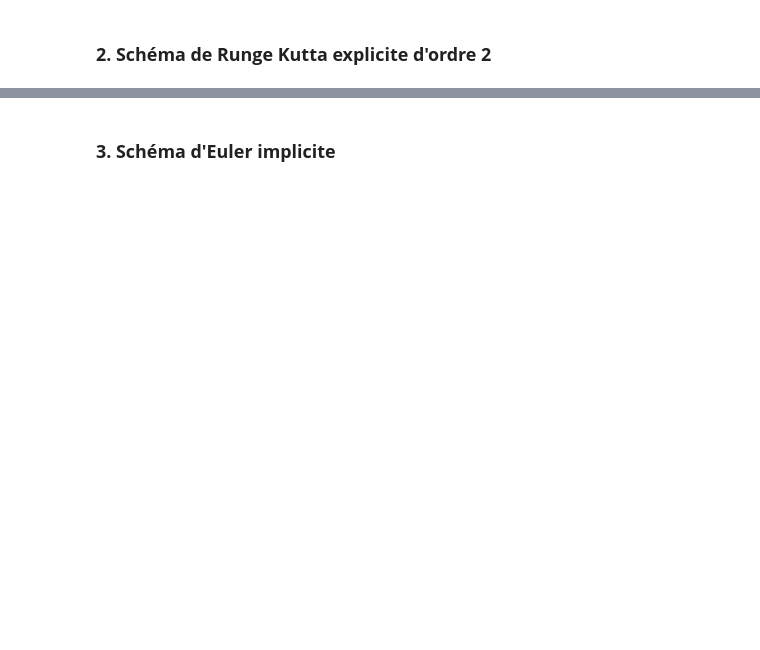
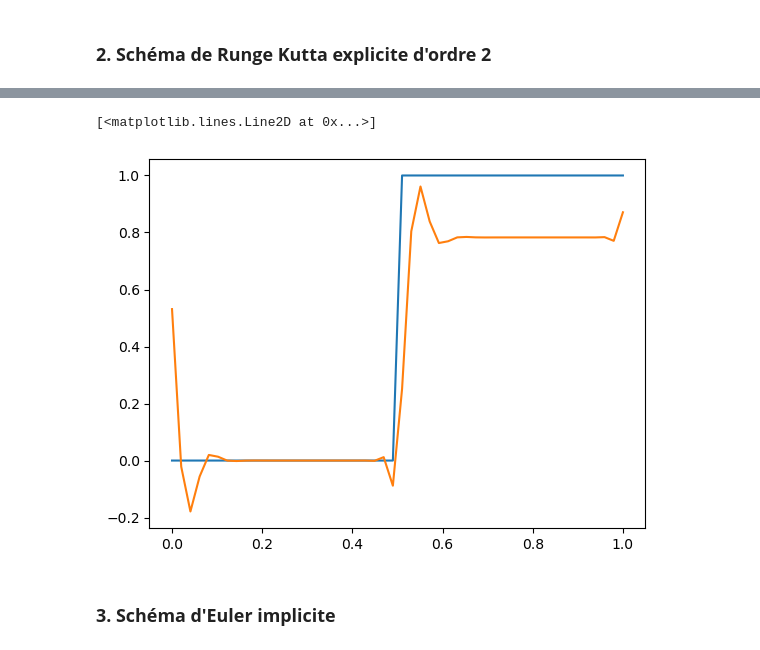
Before and after one commit to MaxMosh/n7-SN, a Jupyter notebook: 2A ModIA/S7 (INSA)/Modélisation et Calcul Scientifique/EDP/TPs/TP2/TP2.ipynb, the cells around one changed output, grey strips where cells are left out. Drawn from its saved outputs; the diff is of its cells as text; code cells hidden in the pictures; blank space fills up the shorter version.

```diff
--- a/2A ModIA/S7 (INSA)/Modélisation et Calcul Scientifique/EDP/TPs/TP2/TP2.ipynb
+++ b/2A ModIA/S7 (INSA)/Modélisation et Calcul Scientifique/EDP/TPs/TP2/TP2.ipynb
@@ -153,0 +229,11 @@ for k in range(len(p_liste)) :
+# %%
+def cinq_RKexpl2_FOU(U_n, C, dt, schema):
+    U_etoile = np.zeros(np.size(U_n,0))
+    for i in range(np.size(U_n,0)) :
+        dU_etoile = schema(C, U_n[(i + 1)%np.size(U_n,0)], U_n[i], U_n[i - 1], U_n[i - 2])
+        U_etoile[i] = U_n[i] + dt*dU_etoile
+    U_nplusun = np.zeros(np.size(U_n,0))
+    for i in range(np.size(U_n,0)) :
+        dU = 0.5*schema(C, U_n[(i + 1)%np.size(U_n,0)], U_etoile[i], U_etoile[i - 1], U_n[i - 2]) + 0.5*schema(C, U_n[(i + 1)%np.size(U_n,0)], U_n[i], U_n[i - 1], U_n[i - 2])
+        U_nplusun[i] = U_n[i] + dt*dU
+    return U_nplusun
@@ -154,3 +288,28 @@ for k in range(len(p_liste)) :
+# %%
+def RK2expl_UPO2VFRK(U_0, C, dt):
+    grille = np.zeros((np.size(U_0,0),int(T/dt)))
+    #grille[:,0] = np.array(u0)
+    grille[:,0] = U_0
+    for n in range(1,int(T/dt)) :
+        #dU_etoile = du_FOU(C, rien, u_i, uimoinsun, rien2)
+        U_etoile = np.zeros(np.size(U_0,0))
+        for i in range(np.size(U_0,0)) :
+            dU_etoile = -(C/4)*(grille[(i+1)%np.size(U_0,0),n-1] + 3*grille[i,n-1] - 5*grille[i-1,n-1] + 2*grille[i-2,n-1])
+            U_etoile[i] = grille[i,n-1] + dt*dU_etoile
+        U_nplusun = np.zeros(np.size(U_0,0))
+        for i in range(np.size(U_0,0)) :
+            dU = -0.5*(C/4)*(U_etoile[(i+1)%np.size(U_0,0)] + 3*U_etoile[i] - 5*U_etoile[i-1] + 2*U_etoile[i-2]) - 0.5*(C/4)*(grille[(i+1)%np.size(U_0,0),n-1] + 3*grille[i,n-1] - 5*grille[i-1,n-1] + 2*grille[i-2,n-1])
+            U_nplusun[i] = grille[i,n-1] + dt*dU
+        grille[:,n] = U_nplusun
+    return grille
+# %%
+grille_UPO2VFRK = RK2expl_UPO2VFRK(U_0, C_liste[2], deltaT_liste[2])
+
+plt.plot(abscisse, grille_UPO2VFRK[:,0])
+plt.plot(abscisse, grille_UPO2VFRK[:,-1])
+# %% [output]
+[<matplotlib.lines.Line2D at 0x...>]
+[figure, added]
 # %% [markdown]
 ### __3. Schéma d'Euler implicite__
 # %%
```
Also changed, not shown: parts of 14 cells of this notebook.
